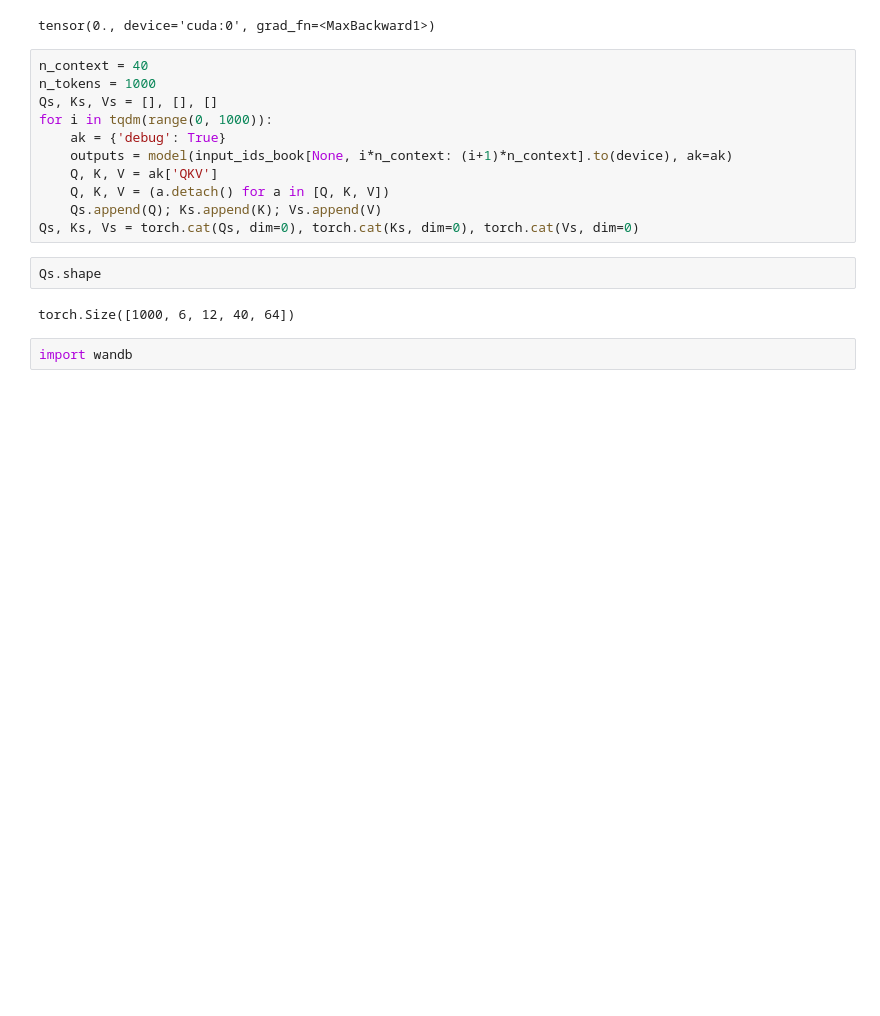
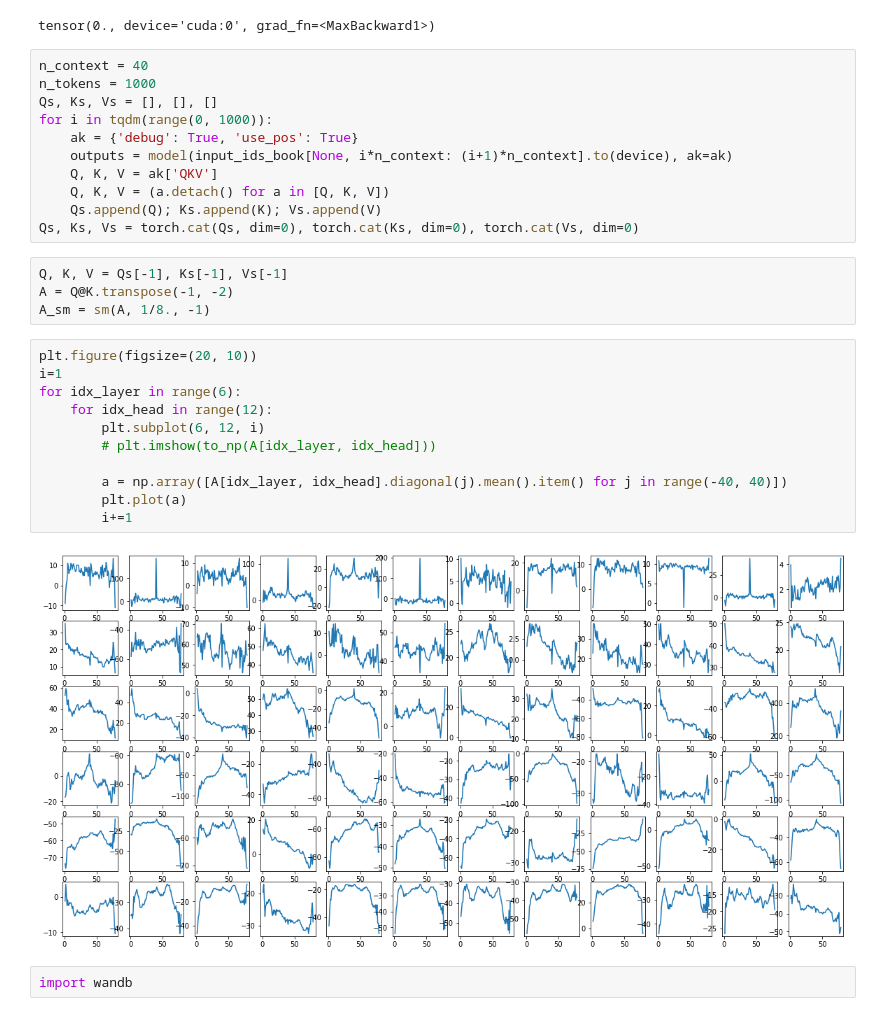
Before and after one commit to akarshkumar0101/transformer-memory, a Jupyter notebook: dead_memories.ipynb, the cells around one changed output. Drawn from its saved outputs; the diff is of its cells as text; blank space fills up the shorter version.

```diff
--- a/dead_memories.ipynb
+++ b/dead_memories.ipynb
@@ -43,15 +46,28 @@ n_context = 40
 n_tokens = 1000
 Qs, Ks, Vs = [], [], []
 for i in tqdm(range(0, 1000)):
-    ak = {'debug': True}
+    ak = {'debug': True, 'use_pos': True}
     outputs = model(input_ids_book[None, i*n_context: (i+1)*n_context].to(device), ak=ak)
     Q, K, V = ak['QKV']
     Q, K, V = (a.detach() for a in [Q, K, V])
     Qs.append(Q); Ks.append(K); Vs.append(V)
 Qs, Ks, Vs = torch.cat(Qs, dim=0), torch.cat(Ks, dim=0), torch.cat(Vs, dim=0)
-# %%
-Qs.shape
-# %% [output]
-torch.Size([1000, 6, 12, 40, 64])
+# %%
+Q, K, V = Qs[-1], Ks[-1], Vs[-1]
+A = Q@K.transpose(-1, -2)
+A_sm = sm(A, 1/8., -1)
+# %%
+plt.figure(figsize=(20, 10))
+i=1
+for idx_layer in range(6):
+    for idx_head in range(12):
+        plt.subplot(6, 12, i)
+        # plt.imshow(to_np(A[idx_layer, idx_head]))
+
+        a = np.array([A[idx_layer, idx_head].diagonal(j).mean().item() for j in range(-40, 40)])
+        plt.plot(a)
+        i+=1
+# %% [output]
+[figure, added]
 # %%
 import wandb
```
Also changed, not shown: parts of 24 cells of this notebook, 4 other files.
